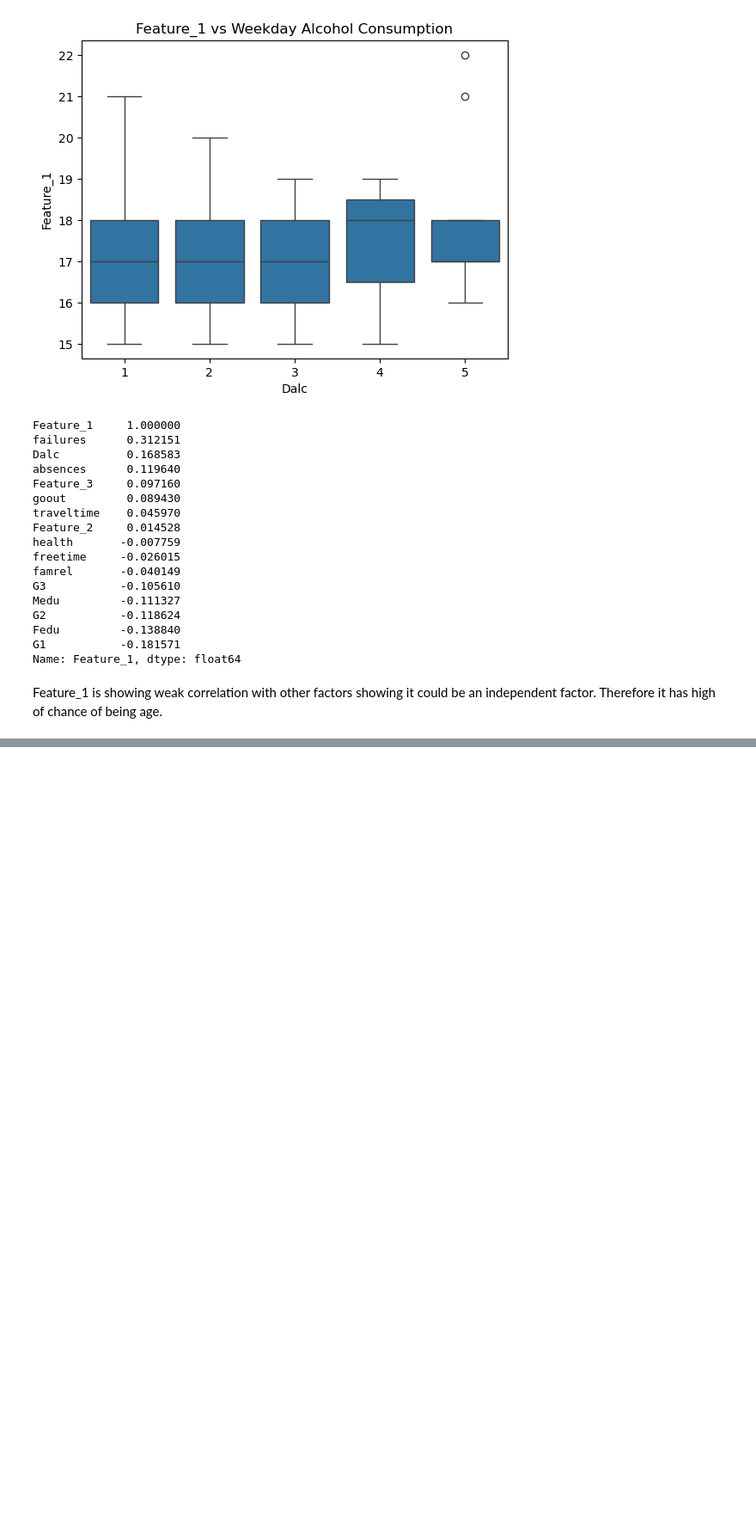
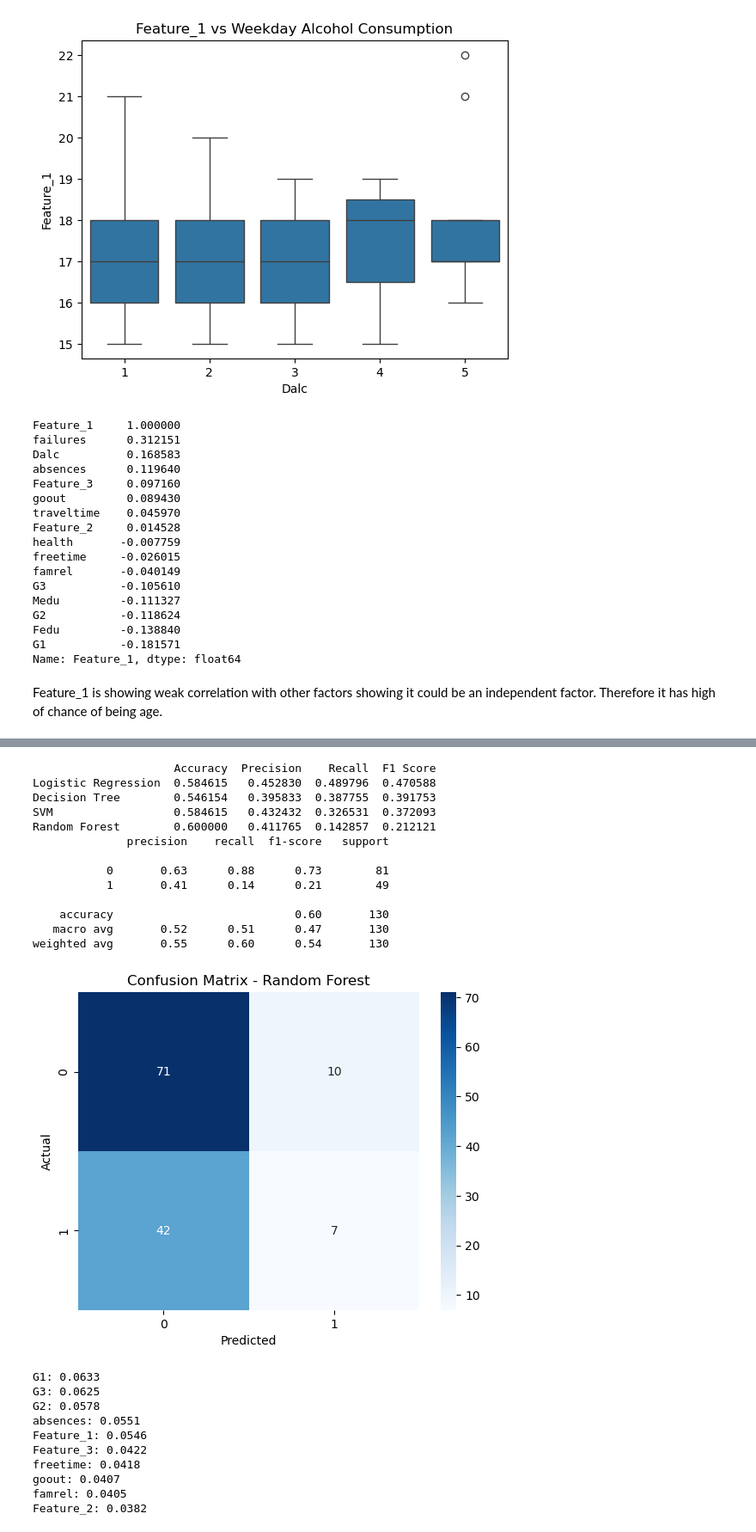
Before and after one commit to georgejesswin/CC_ML, a Jupyter notebook: Task1.ipynb, the cells around one changed output, grey strips where cells are left out. Shown at 86% size. Cells and saved outputs as stored; diff of their text form; code cells hidden in the pictures; blank space fills up the shorter version.

```diff
--- a/Task1.ipynb
+++ b/Task1.ipynb
@@ -132,0 +356,74 @@ KeyError: "['Grades'] not in index"
+# %%
+from sklearn.linear_model import LogisticRegression
+from sklearn.tree import DecisionTreeClassifier
+from sklearn.ensemble import RandomForestClassifier
+from sklearn.svm import SVC
+from sklearn.metrics import accuracy_score, precision_score, recall_score, f1_score, confusion_matrix, classification_report
+
+
+models = {
+    "Logistic Regression": LogisticRegression(max_iter=1000,class_weight='balanced'),
+    "Decision Tree": DecisionTreeClassifier(class_weight='balanced'),
+    "Random Forest": RandomForestClassifier(class_weight='balanced'),
+    "SVM": SVC(class_weight='balanced')
+}
+
+results = {}
+
+for name, model in models.items():
+    model.fit(X_train, y_train)
+    y_pred = model.predict(X_test)
+
+    results[name] = {
+        "Accuracy": accuracy_score(y_test, y_pred),
+        "Precision": precision_score(y_test, y_pred),
+        "Recall": recall_score(y_test, y_pred),
+        "F1 Score": f1_score(y_test, y_pred)
+    }
+results_df = pd.DataFrame(results).T.sort_values(by="F1 Score", ascending=False)
+print(results_df)
+# Plotting the results
+print(classification_report(y_test, models["Random Forest"].predict(X_test)))
+def plot_confusion(model, title):
+    cm = confusion_matrix(y_test, model.predict(X_test))
+    sns.heatmap(cm, annot=True, fmt='d', cmap='Blues')
+    plt.title(f'Confusion Matrix - {title}')
+    plt.xlabel('Predicted')
+    plt.ylabel('Actual')
+    plt.show()
+
+plot_confusion(models["Random Forest"], "Random Forest")
+
+
+
+importances = models["Random Forest"].feature_importances_
+indices = np.argsort(importances)[::-1]
+features = X.columns
+
+for i in indices[:10]:  # top 10
+    print(f"{features[i]}: {importances[i]:.4f}")
+# %% [output]
+                     Accuracy  Precision    Recall  F1 Score
+Logistic Regression  0.584615   0.452830  0.489796  0.470588
+Decision Tree        0.546154   0.395833  0.387755  0.391753
+SVM                  0.584615   0.432432  0.326531  0.372093
+Random Forest        0.600000   0.411765  0.142857  0.212121
+              precision    recall  f1-score   support
+
+           0       0.63      0.88      0.73        81
+           1       0.41      0.14      0.21        49
+
+    accuracy                           0.60       130
+   macro avg       0.52      0.51      0.47       130
+weighted avg       0.55      0.60      0.54       130
+[figure, added]
+G1: 0.0633
+G3: 0.0625
+G2: 0.0578
+absences: 0.0551
+Feature_1: 0.0546
+Feature_3: 0.0422
+freetime: 0.0418
+goout: 0.0407
+famrel: 0.0405
+Feature_2: 0.0382
```
Also changed, not shown: parts of 21 cells of this notebook.
